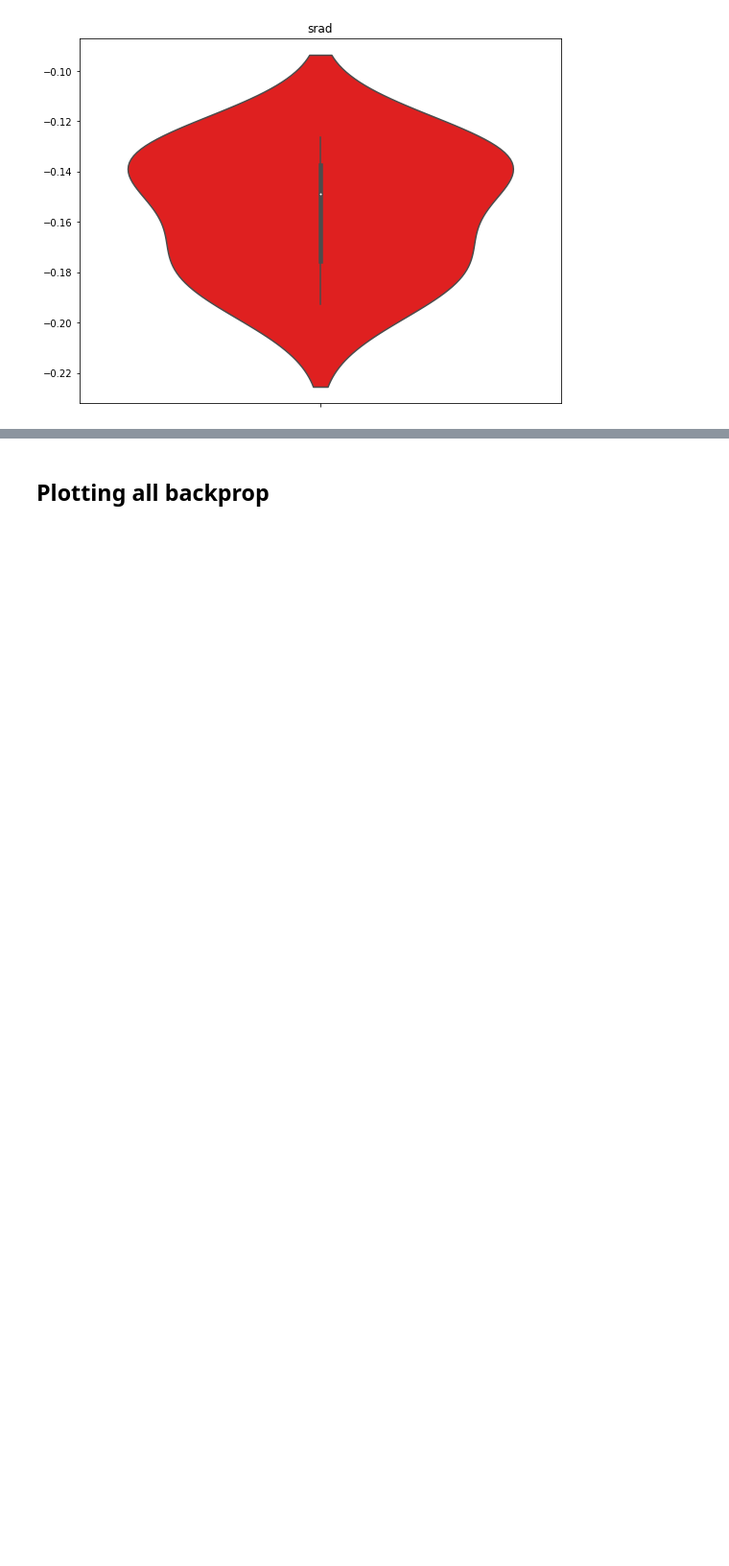
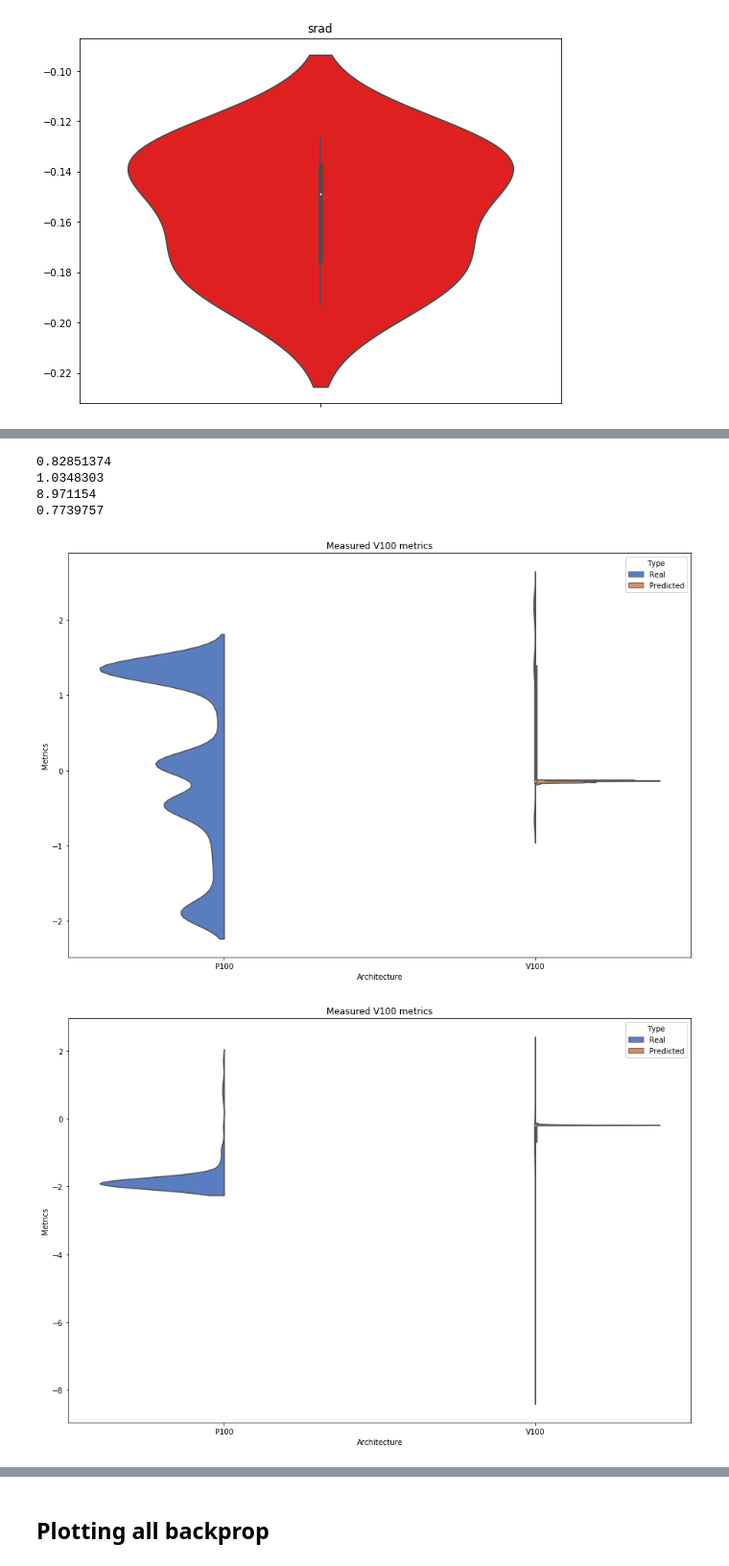
Before and after one commit to YulianaGomez/power, a Jupyter notebook: nvidia_gpus/all_apps/all_data_plotting.ipynb, the cells around one changed output, grey strips where cells are left out. Shown at 96% size. Saved outputs shown, nothing was run; the diff lists cells and outputs as text; code cells hidden in the pictures; blank space fills up the shorter version.

```diff
--- a/nvidia_gpus/all_apps/all_data_plotting.ipynb
+++ b/nvidia_gpus/all_apps/all_data_plotting.ipynb
@@ -439,0 +457,79 @@ AttributeError: 'numpy.ndarray' object has no attribute 'fill_betweenx'
+# %%
+## SIDE BY SIDE
+import seaborn as sns
+from matplotlib import pyplot
+import seaborn
+#fig, ax = pyplot.subplots(figsize =(9, 7))
+
+for color, group in zip(colors, groups):
+
+    #fig, ax = plt.subplots(nrows=1, ncols=2, figsize=(15,10))
+    fig, ax = plt.subplots(figsize=(15,10))
+
+    myplot = {}
+
+    df_predict = df_plot[df_plot['application_name_V100'] == group].copy()
+    indices_to_predict = [int(i) for i in df_predict['master_index_P100'].values]
+    prediction = model.predict(scaled_data_[indices_to_predict])
+    #import pdb; pdb.set_trace()
+    try:
+        print(prediction.max())
+    except:
+        pass
+    # Print measured P100 metrics
+    indices = [int(i) for i in df_predict['master_index_P100'].values]
+    x_col_ind = df_col_ref.columns.get_loc(metric_basis[0])
+    y_col_ind = df_col_ref.columns.get_loc(metric_basis[1])
+    x = scaled_data_[indices,33]
+    y = scaled_data_[indices,34]
+    dram_total = x + y
+    ax.set_title("Measured P100 metrics")
+    #sns.violinplot(ax=ax[0],y=dram_total,color='b')
+    myplot["Metrics"] = dram_total.tolist()
+    myplot["Type"] = ["Real" for i in range(len(dram_total.tolist()))]
+    myplot["Architecture"] = ["P100" for i in range(len(dram_total.tolist()))]
+
+    # Print measured V100 metrics
+    indices = [int(i) for i in df_predict['master_index_V100'].values]
+    x_col_ind = df_col_ref.columns.get_loc(metric_basis[0])
+    y_col_ind = df_col_ref.columns.get_loc(metric_basis[1])
+    x = scaled_data_[indices,33]
+    y = scaled_data_[indices,32]
+    dram_total = x + y
+    #fig, ax = pyplot.subplots(figsize =(9, 7))
+    ax.set_title("Measured V100 metrics")
+    #sns.violinplot(ax=ax[1],y=dram_total,color='g')
+    myplot["Metrics"] += dram_total.tolist()
+    myplot["Type"] += ["Real" for i in range(len(dram_total.tolist()))]
+    myplot["Architecture"] += ["V100" for i in range(len(dram_total.tolist()))]
+
+    # Print V100 predictions (from measured P100 metrics)
+    if indices_to_predict: # Need to check that there are predictions to plot here...
+        x_col_ind = df_col_ref.columns.get_loc(metric_basis[0])
+        y_col_ind = df_col_ref.columns.get_loc(metric_basis[1])
+        x = prediction[:,33]
+        y = prediction[:,34]
+        dram_total = x + y
+        #fig, ax = pyplot.subplots(figsize =(9, 7))
+        #ax[2].set_title("V100 Predictions")
+        #sns.violinplot(ax=ax[2],y=dram_total,color='r')
+        myplot["Metrics"] += dram_total.tolist()
+        myplot["Type"] += ["Predicted" for i in range(len(dram_total.tolist()))]
+        myplot["Architecture"] += ["V100" for i in range(len(dram_total.tolist()))]
+        myplot = pd.DataFrame(myplot)
+        ax = sns.violinplot(x="Architecture", y="Metrics", data=pd.DataFrame(myplot), hue="Type", palette="muted", split=True)
+
+plt.ylabel("dram_write + dram_read throughput")
+plt.xlabel('Applications')
+plt.title('All data results')
+#plt.legend(loc='upper left')
+plt.show()
+
+print(myplot)
+# %% [output]
+0.82851374
+1.0348303
+8.971154
+0.7739757
+[figure, added]
+[figure, added]
```
Also changed, not shown: parts of 2 cells of this notebook.
